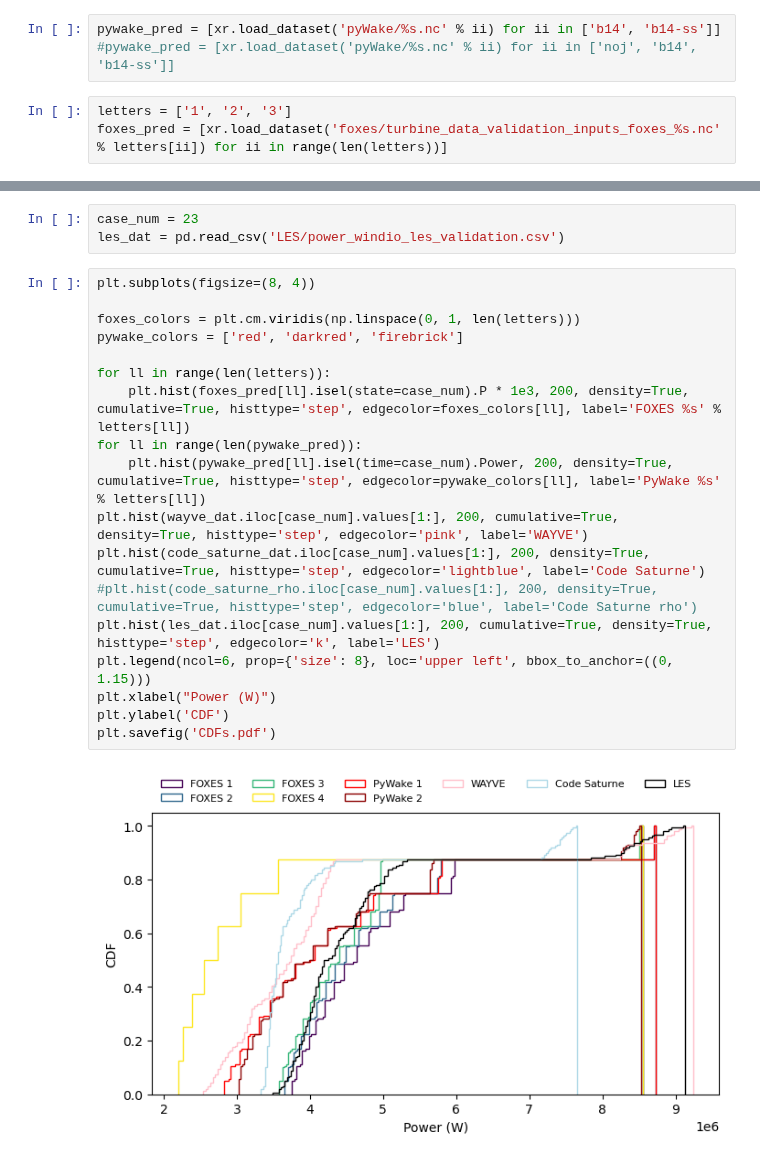
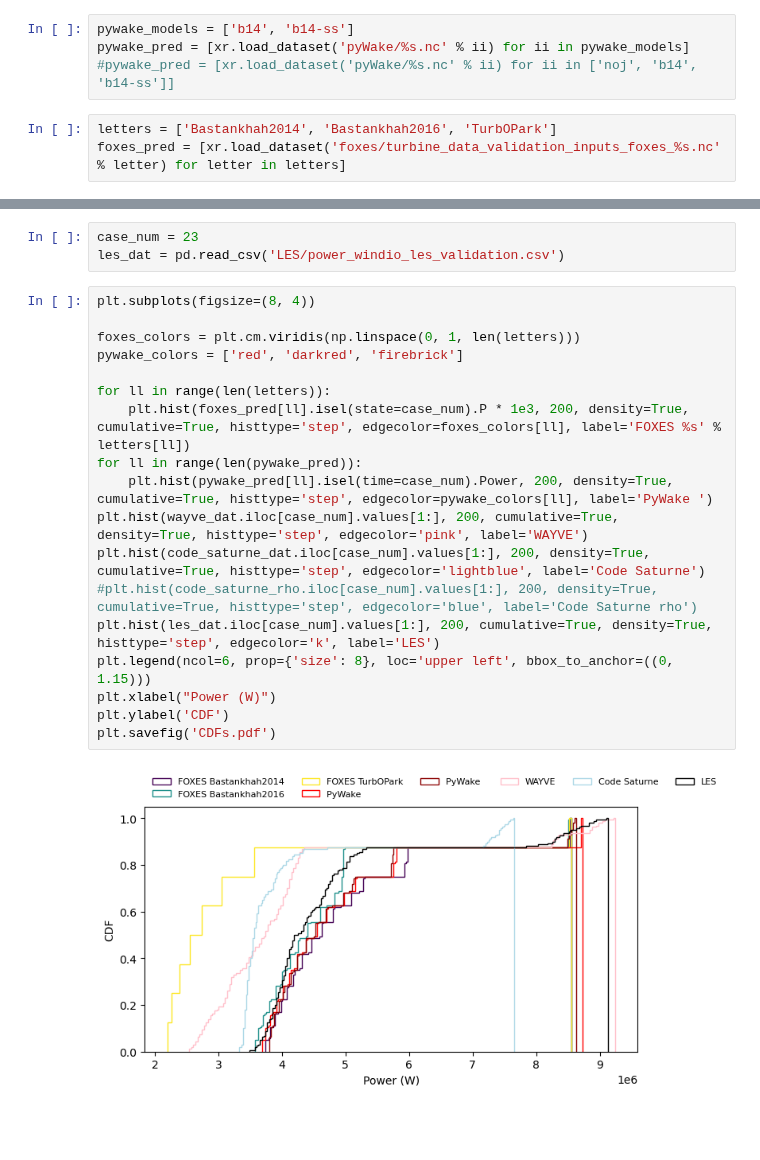
Before and after one commit to bjarketol/WIFA, a Jupyter notebook: vnv/uq_validation/validation_predictions/compare_predictions.ipynb, the cells around one changed output, grey strips where cells are left out. Cells and saved outputs as stored; diff of their text form; blank space fills up the shorter version.

Commit message:
new figures

```diff
--- a/vnv/uq_validation/validation_predictions/compare_predictions.ipynb
+++ b/vnv/uq_validation/validation_predictions/compare_predictions.ipynb
@@ -33,11 +36,12 @@ turbine_data_validation_inputs_foxes_G.nc
 # %% [output]
 power_windio_les_validation_wayve.csv
 # %%
-pywake_pred = [xr.load_dataset('pyWake/%s.nc' % ii) for ii in ['b14', 'b14-ss']]
+pywake_models = ['b14', 'b14-ss']
+pywake_pred = [xr.load_dataset('pyWake/%s.nc' % ii) for ii in pywake_models]
 #pywake_pred = [xr.load_dataset('pyWake/%s.nc' % ii) for ii in ['noj', 'b14', 'b14-ss']]
 # %%
-letters = ['1', '2', '3']
-foxes_pred = [xr.load_dataset('foxes/turbine_data_validation_inputs_foxes_%s.nc' % letters[ii]) for ii in range(len(letters))]
+letters = ['Bastankhah2014', 'Bastankhah2016', 'TurbOPark']
+foxes_pred = [xr.load_dataset('foxes/turbine_data_validation_inputs_foxes_%s.nc' % letter) for letter in letters]
 # %%
 wayve_dat = pd.read_csv('WAYVE/power_windio_les_validation_wayve.csv')
 # %%
@@ -56,23 +60,23 @@ les_dat = pd.read_csv('LES/power_windio_les_validation.csv')
 # %%
 plt.subplots(figsize=(8, 4))
 
 foxes_colors = plt.cm.viridis(np.linspace(0, 1, len(letters)))
 pywake_colors = ['red', 'darkred', 'firebrick']
 
 for ll in range(len(letters)):
     plt.hist(foxes_pred[ll].isel(state=case_num).P * 1e3, 200, density=True, cumulative=True, histtype='step', edgecolor=foxes_colors[ll], label='FOXES %s' % letters[ll])
 for ll in range(len(pywake_pred)):
-    plt.hist(pywake_pred[ll].isel(time=case_num).Power, 200, density=True, cumulative=True, histtype='step', edgecolor=pywake_colors[ll], label='PyWake %s' % letters[ll])
+    plt.hist(pywake_pred[ll].isel(time=case_num).Power, 200, density=True, cumulative=True, histtype='step', edgecolor=pywake_colors[ll], label='PyWake ')
 plt.hist(wayve_dat.iloc[case_num].values[1:], 200, cumulative=True, density=True, histtype='step', edgecolor='pink', label='WAYVE')
 plt.hist(code_saturne_dat.iloc[case_num].values[1:], 200, density=True, cumulative=True, histtype='step', edgecolor='lightblue', label='Code Saturne')
 #plt.hist(code_saturne_rho.iloc[case_num].values[1:], 200, density=True, cumulative=True, histtype='step', edgecolor='blue', label='Code Saturne rho')
 plt.hist(les_dat.iloc[case_num].values[1:], 200, cumulative=True, density=True, histtype='step', edgecolor='k', label='LES')
 plt.legend(ncol=6, prop={'size': 8}, loc='upper left', bbox_to_anchor=((0, 1.15)))
 plt.xlabel("Power (W)")
 plt.ylabel('CDF')
 plt.savefig('CDFs.pdf')
 # %% [output]
-[figure, old version]
+[figure, new version]
 # %%
 D = 198.0
 x = np.array([-7425.0, -7425.0, -7425.0, -7425.0, -7425.0, -7425.0, -7425.0, -7425.0, -7425.0, -7425.0, -6435.0, -6435.0, -6435.0, -6435.0, -6435.0, -6435.0, -6435.0, -6435.0, -6435.0, -6435.0, -5445.0, -5445.0, -5445.0, -5445.0, -5445.0, -5445.0, -5445.0, -5445.0, -5445.0, -5445.0, -4455.0, -4455.0, -4455.0, -4455.0, -4455.0, -4455.0, -4455.0, -4455.0, -4455.0, -4455.0, -3465.0, -3465.0, -3465.0, -3465.0, -3465.0, -3465.0, -3465.0, -3465.0, -3465.0, -3465.0, -2475.0, -2475.0, -2475.0, -2475.0, -2475.0, -2475.0, -2475.0, -2475.0, -2475.0, -2475.0, -1485.0, -1485.0, -1485.0, -1485.0, -1485.0, -1485.0, -1485.0, -1485.0, -1485.0, -1485.0, -495.0, -495.0, -495.0, -495.0, -495.0, -495.0, -495.0, -495.0, -495.0, -495.0, 495.0, 495.0, 495.0, 495.0, 495.0, 495.0, 495.0, 495.0, 495.0, 495.0, 1485.0, 1485.0, 1485.0, 1485.0, 1485.0, 1485.0, 1485.0, 1485.0, 1485.0, 1485.0, 2475.0, 2475.0, 2475.0, 2475.0, 2475.0, 2475.0, 2475.0, 2475.0, 2475.0, 2475.0, 3465.0, 3465.0, 3465.0, 3465.0, 3465.0, 3465.0, 3465.0, 3465.0, 3465.0, 3465.0, 4455.0, 4455.0, 4455.0, 4455.0, 4455.0, 4455.0, 4455.0, 4455.0, 4455.0, 4455.0, 5445.0, 5445.0, 5445.0, 5445.0, 5445.0, 5445.0, 5445.0, 5445.0, 5445.0, 5445.0, 6435.0, 6435.0, 6435.0, 6435.0, 6435.0, 6435.0, 6435.0, 6435.0, 6435.0, 6435.0, 7425.0, 7425.0, 7425.0, 7425.0, 7425.0, 7425.0, 7425.0, 7425.0, 7425.0, 7425.0]) / D
```
Also changed, not shown: parts of 18 cells of this notebook.
